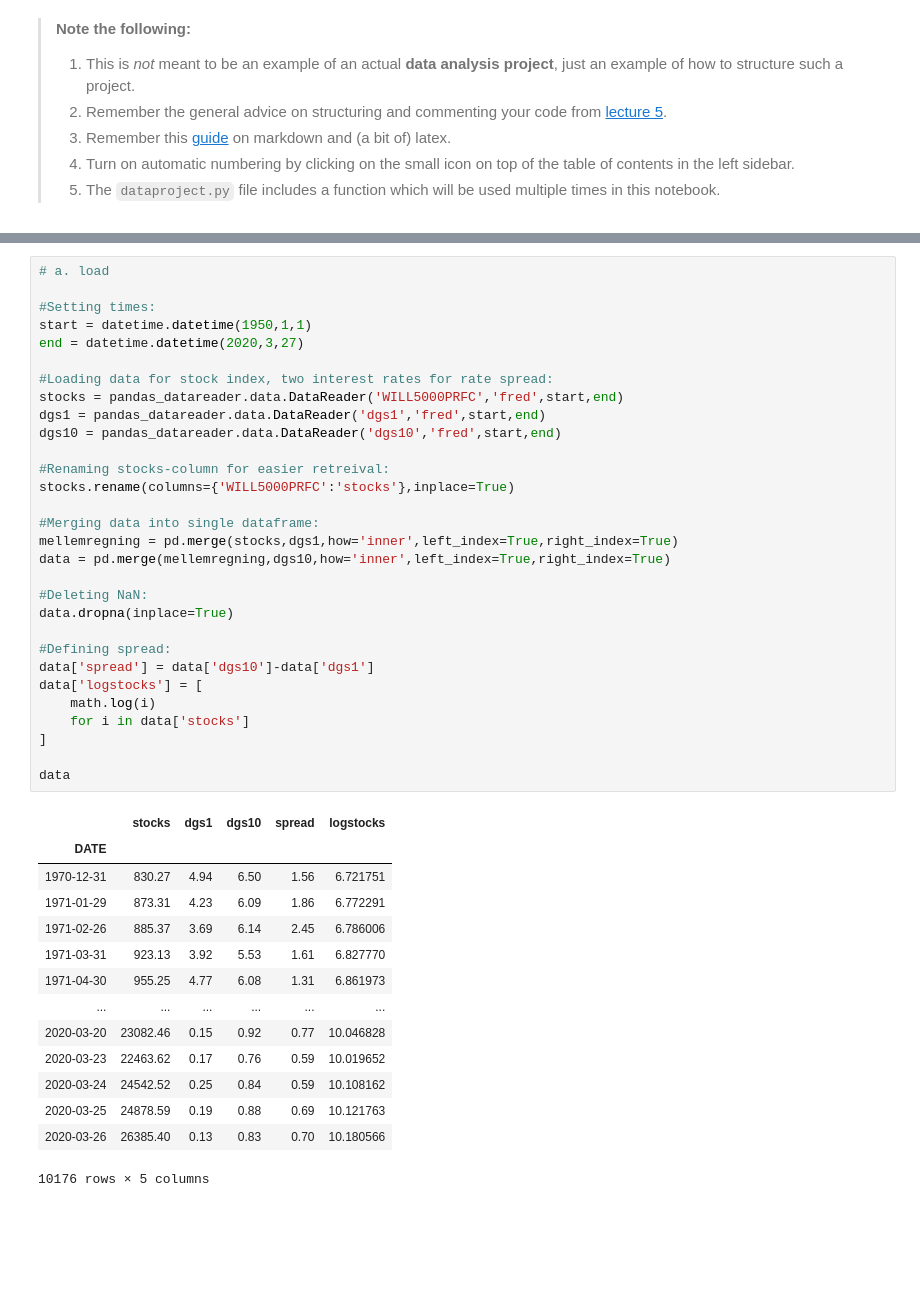
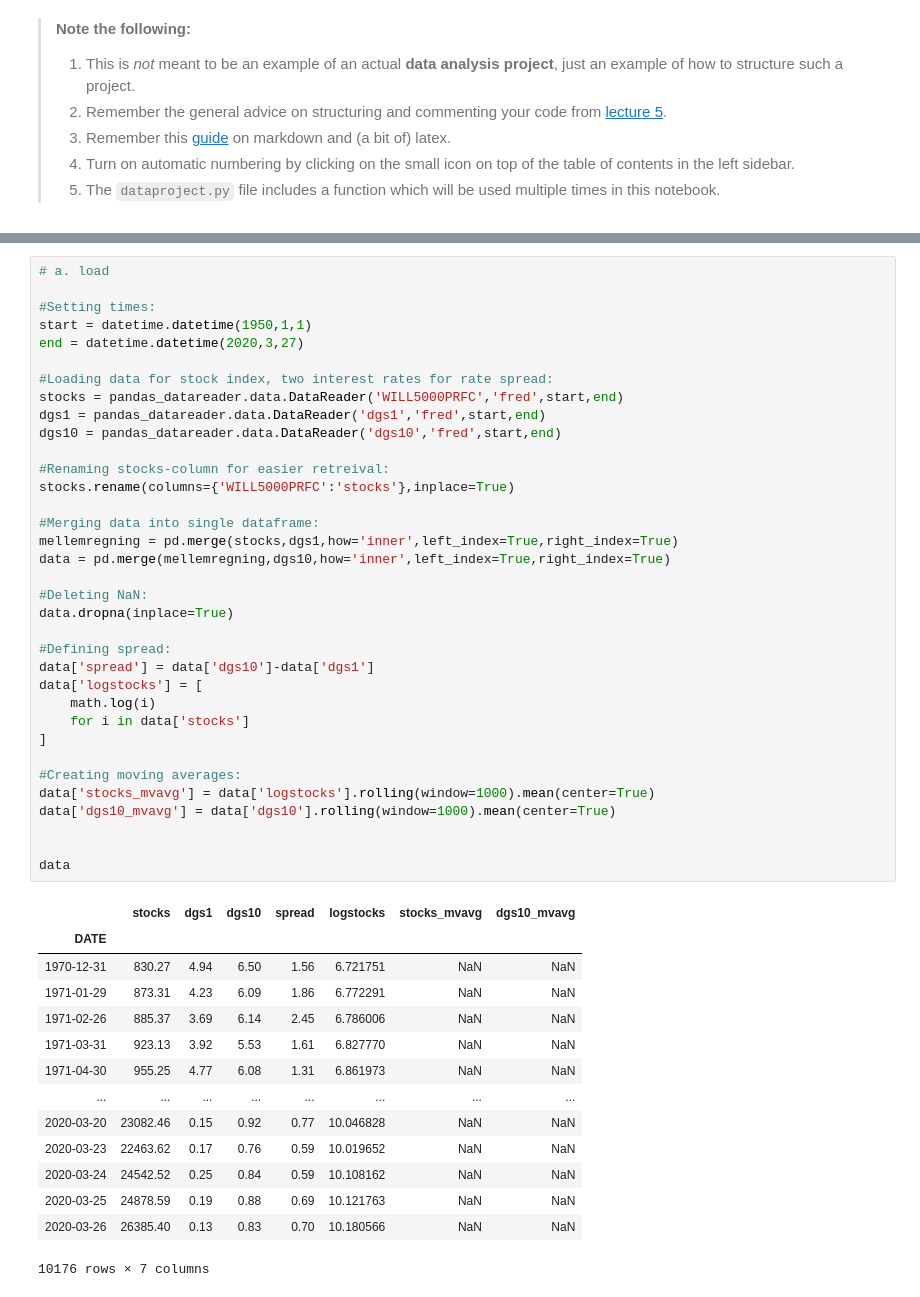
Before and after one commit to Tobiasmk98/projects-2020-group5, a Jupyter notebook: dataproject/dataproject.ipynb, the cells around one changed output, grey strips where cells are left out. Cells and saved outputs as stored; diff of their text form; blank space fills up the shorter version.

```diff
--- a/dataproject/dataproject.ipynb
+++ b/dataproject/dataproject.ipynb
@@ -33,44 +60,49 @@ The autoreload extension is already loaded. To reload it, use:
 # a. load
 
 #Setting times:
 start = datetime.datetime(1950,1,1)
 end = datetime.datetime(2020,3,27)
 
 #Loading data for stock index, two interest rates for rate spread:
 stocks = pandas_datareader.data.DataReader('WILL5000PRFC','fred',start,end)
 dgs1 = pandas_datareader.data.DataReader('dgs1','fred',start,end)
 dgs10 = pandas_datareader.data.DataReader('dgs10','fred',start,end)
 
 #Renaming stocks-column for easier retreival:
 stocks.rename(columns={'WILL5000PRFC':'stocks'},inplace=True)
 
 #Merging data into single dataframe:
 mellemregning = pd.merge(stocks,dgs1,how='inner',left_index=True,right_index=True)
 data = pd.merge(mellemregning,dgs10,how='inner',left_index=True,right_index=True)
 
 #Deleting NaN:
 data.dropna(inplace=True)
 
 #Defining spread:
 data['spread'] = data['dgs10']-data['dgs1']
 data['logstocks'] = [
     math.log(i)
     for i in data['stocks']
 ]
 
+#Creating moving averages:
+data['stocks_mvavg'] = data['logstocks'].rolling(window=1000).mean(center=True)
+data['dgs10_mvavg'] = data['dgs10'].rolling(window=1000).mean(center=True)
+
+
 data
 # %% [output]
-|  | stocks | dgs1 | dgs10 | spread | logstocks |
-| DATE |  |  |  |  |  |
-| 1970-12-31 | 830.27 | 4.94 | 6.50 | 1.56 | 6.721751 |
-| 1971-01-29 | 873.31 | 4.23 | 6.09 | 1.86 | 6.772291 |
-| 1971-02-26 | 885.37 | 3.69 | 6.14 | 2.45 | 6.786006 |
-| 1971-03-31 | 923.13 | 3.92 | 5.53 | 1.61 | 6.827770 |
-| 1971-04-30 | 955.25 | 4.77 | 6.08 | 1.31 | 6.861973 |
-| ... | ... | ... | ... | ... | ... |
-| 2020-03-20 | 23082.46 | 0.15 | 0.92 | 0.77 | 10.046828 |
-| 2020-03-23 | 22463.62 | 0.17 | 0.76 | 0.59 | 10.019652 |
-| 2020-03-24 | 24542.52 | 0.25 | 0.84 | 0.59 | 10.108162 |
-| 2020-03-25 | 24878.59 | 0.19 | 0.88 | 0.69 | 10.121763 |
-| 2020-03-26 | 26385.40 | 0.13 | 0.83 | 0.70 | 10.180566 |
+|  | stocks | dgs1 | dgs10 | spread | logstocks | stocks_mvavg | dgs10_mvavg |
+| DATE |  |  |  |  |  |  |  |
+| 1970-12-31 | 830.27 | 4.94 | 6.50 | 1.56 | 6.721751 | NaN | NaN |
+| 1971-01-29 | 873.31 | 4.23 | 6.09 | 1.86 | 6.772291 | NaN | NaN |
+| 1971-02-26 | 885.37 | 3.69 | 6.14 | 2.45 | 6.786006 | NaN | NaN |
+| 1971-03-31 | 923.13 | 3.92 | 5.53 | 1.61 | 6.827770 | NaN | NaN |
+| 1971-04-30 | 955.25 | 4.77 | 6.08 | 1.31 | 6.861973 | NaN | NaN |
+| ... | ... | ... | ... | ... | ... | ... | ... |
+| 2020-03-20 | 23082.46 | 0.15 | 0.92 | 0.77 | 10.046828 | NaN | NaN |
+| 2020-03-23 | 22463.62 | 0.17 | 0.76 | 0.59 | 10.019652 | NaN | NaN |
+| 2020-03-24 | 24542.52 | 0.25 | 0.84 | 0.59 | 10.108162 | NaN | NaN |
+| 2020-03-25 | 24878.59 | 0.19 | 0.88 | 0.69 | 10.121763 | NaN | NaN |
+| 2020-03-26 | 26385.40 | 0.13 | 0.83 | 0.70 | 10.180566 | NaN | NaN |
-10176 rows × 5 columns
+10176 rows × 7 columns
```
Also changed, not shown: parts of 12 cells of this notebook.
